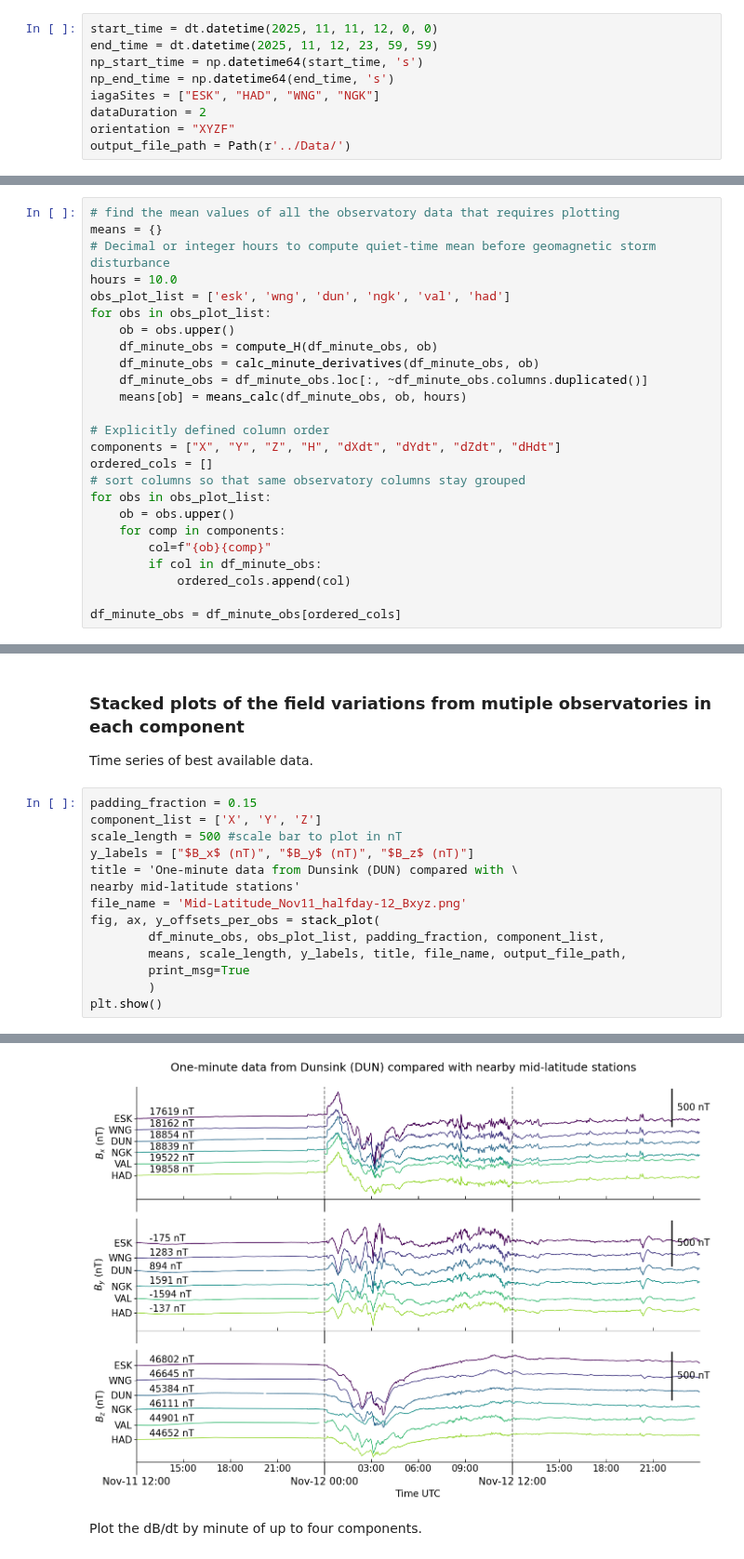
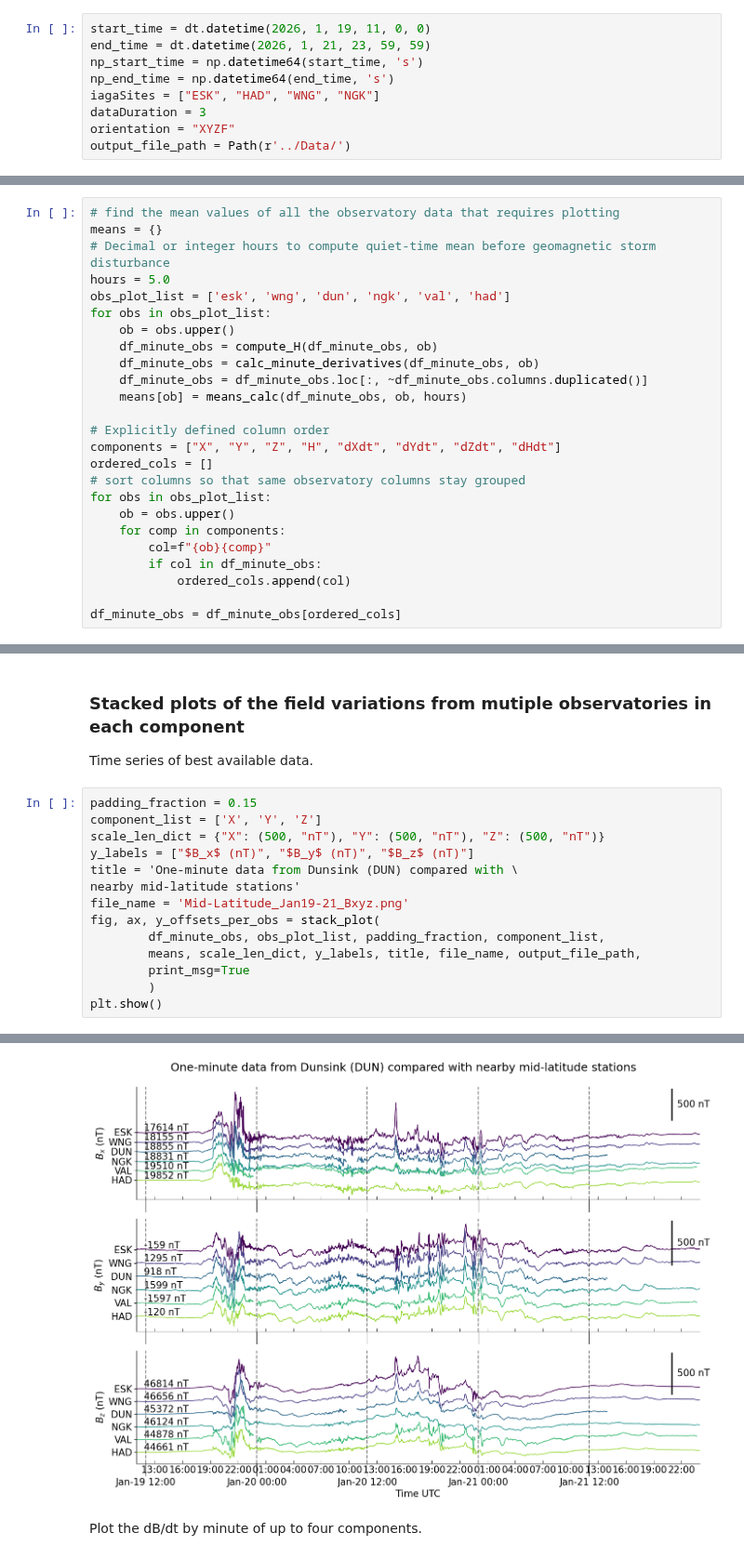
Before and after one commit to magie-network/MAGIE, a Jupyter notebook: notebooks/Plot_data.ipynb, the cells around one changed output, grey strips where cells are left out. Shown at 93% size. Drawn from its saved outputs; the diff is of its cells as text.

```diff
--- a/notebooks/Plot_data.ipynb
+++ b/notebooks/Plot_data.ipynb
@@ -38,12 +38,12 @@ The IAGA Code is the official IAGA 3-letter station code. It should be in capita
 Data duration are in integer days. Orientation is best set to XYZF or DHZF. Note some observatories may not publish D and H-components.
 Output file path can be set to a spceific output location for your figures. Example sets the output file path to the `Data` directory in the repository.
 # %%
-start_time = dt.datetime(2025, 11, 11, 12, 0, 0)
-end_time = dt.datetime(2025, 11, 12, 23, 59, 59)
+start_time = dt.datetime(2026, 1, 19, 11, 0, 0)
+end_time = dt.datetime(2026, 1, 21, 23, 59, 59)
 np_start_time = np.datetime64(start_time, 's')
 np_end_time = np.datetime64(end_time, 's')
 iagaSites = ["ESK", "HAD", "WNG", "NGK"]
-dataDuration = 2
+dataDuration = 3
 orientation = "XYZF"
 output_file_path = Path(r'../Data/')
 # %% [markdown]
@@ -179,7 +199,7 @@ Concatenate all one-minute data together then compute H-component data from X an
 # find the mean values of all the observatory data that requires plotting
 means = {}
 # Decimal or integer hours to compute quiet-time mean before geomagnetic storm disturbance
-hours = 10.0
+hours = 5.0
 obs_plot_list = ['esk', 'wng', 'dun', 'ngk', 'val', 'had']
 for obs in obs_plot_list:
     ob = obs.upper()
@@ -228,14 +248,14 @@ Time series of best available data.
 # %%
 padding_fraction = 0.15
 component_list = ['X', 'Y', 'Z']
-scale_length = 500 #scale bar to plot in nT
+scale_len_dict = {"X": (500, "nT"), "Y": (500, "nT"), "Z": (500, "nT")}
 y_labels = ["$B_x$ (nT)", "$B_y$ (nT)", "$B_z$ (nT)"]
 title = 'One-minute data from Dunsink (DUN) compared with \
 nearby mid-latitude stations'
-file_name = 'Mid-Latitude_Nov11_halfday-12_Bxyz.png'
+file_name = 'Mid-Latitude_Jan19-21_Bxyz.png'
 fig, ax, y_offsets_per_obs = stack_plot(
         df_minute_obs, obs_plot_list, padding_fraction, component_list,
-        means, scale_length, y_labels, title, file_name, output_file_path,
+        means, scale_len_dict, y_labels, title, file_name, output_file_path,
         print_msg=True
         )
 plt.show()
@@ -263,4 +283,4 @@ Plot Mid-Latitude_Nov11_halfday-12_Bxyz.png is saved in ../Data
-[figure, old version]
+[figure, new version]
 # %% [markdown]
 Plot the dB/dt by minute of up to four components.
 # %%
```
Also changed, not shown: parts of 7 cells of this notebook, 2 other files.
